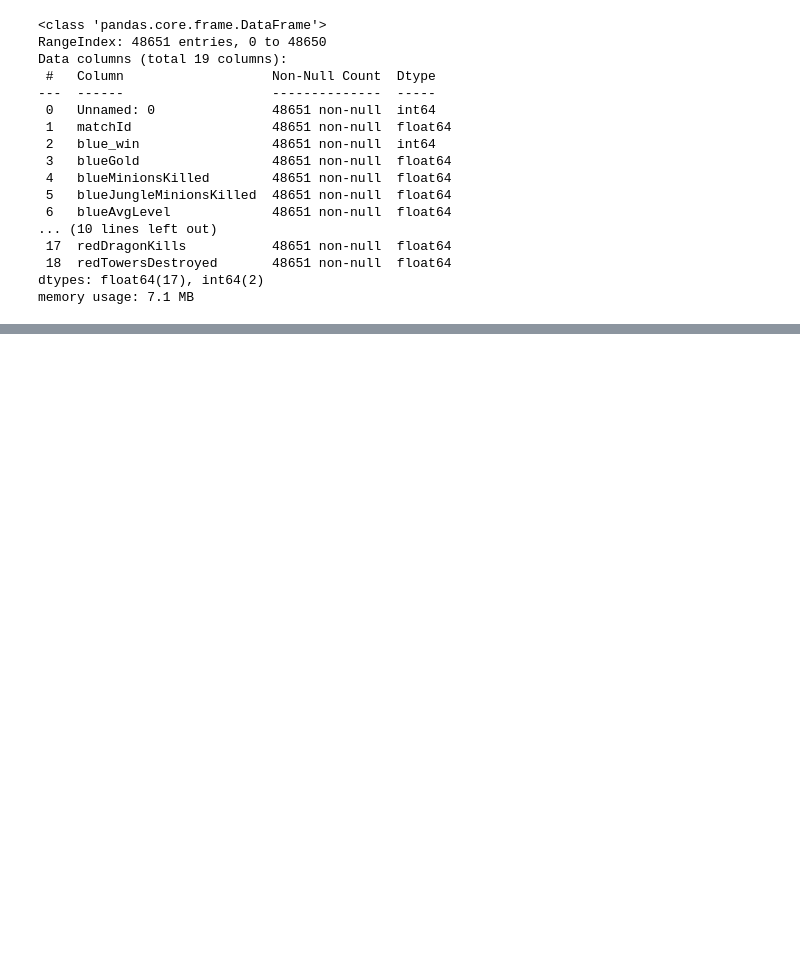
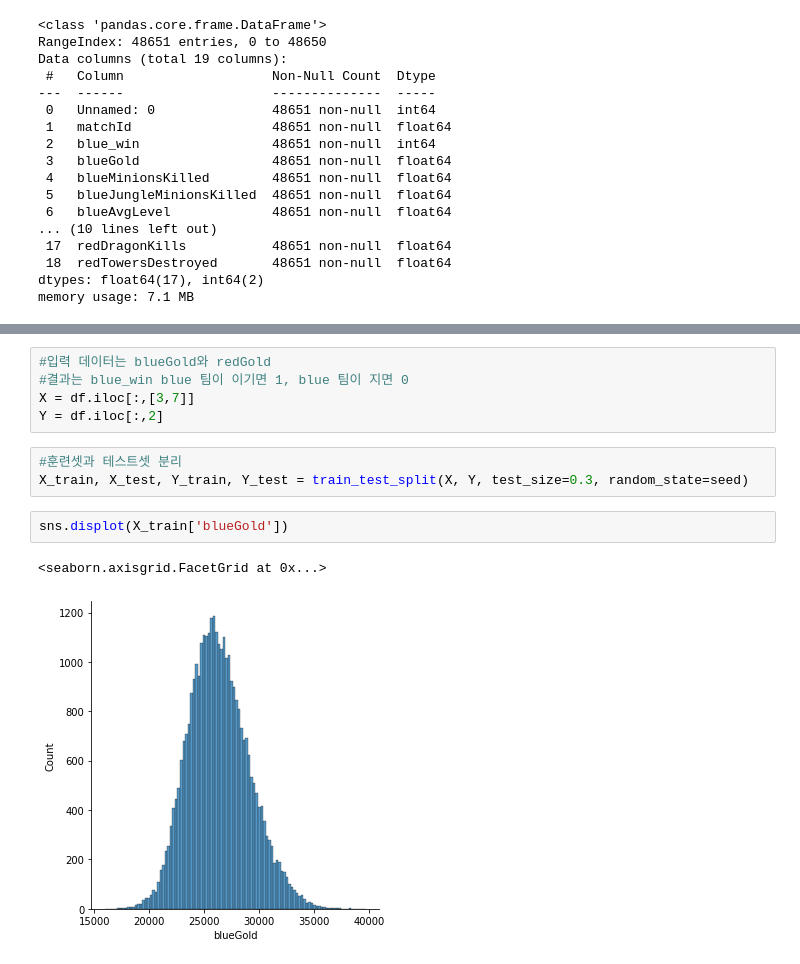
Before and after one commit to Juhan324/3-2-AI-project, a Jupyter notebook: AI project/League of Legends Diamond Games (First 15 Minutes)/League of Legends Diamond Games (First 15 Minutes).ipynb, the cells around one changed output, grey strips where cells are left out. Saved outputs shown, nothing was run; the diff lists cells and outputs as text; blank space fills up the shorter version.

```diff
--- a/AI project/League of Legends Diamond Games (First 15 Minutes)/League of Legends Diamond Games (First 15 Minutes).ipynb
+++ b/AI project/League of Legends Diamond Games (First 15 Minutes)/League of Legends Diamond Games (First 15 Minutes).ipynb
@@ -66,0 +92,13 @@ df.describe()
+# %%
+#입력 데이터는 blueGold와 redGold
+#결과는 blue_win blue 팀이 이기면 1, blue 팀이 지면 0
+X = df.iloc[:,[3,7]]
+Y = df.iloc[:,2]
+# %%
+#훈련셋과 테스트셋 분리
+X_train, X_test, Y_train, Y_test = train_test_split(X, Y, test_size=0.3, random_state=seed)
+# %%
+sns.displot(X_train['blueGold'])
+# %% [output]
+<seaborn.axisgrid.FacetGrid at 0x...>
+[figure, added]
```
Also changed, not shown: parts of 6 cells of this notebook.
